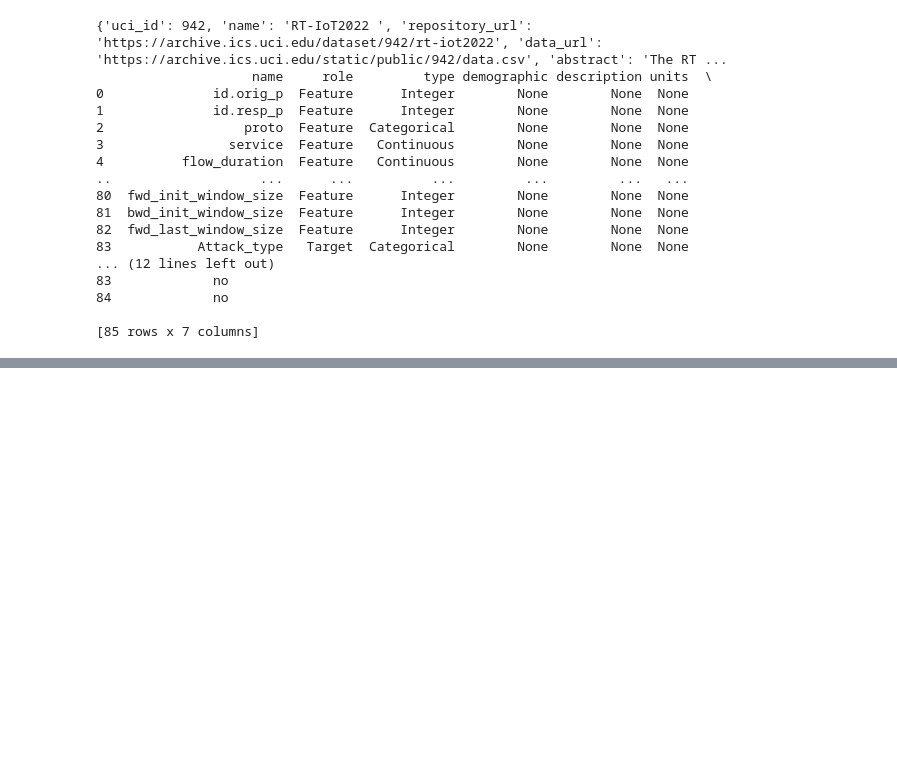
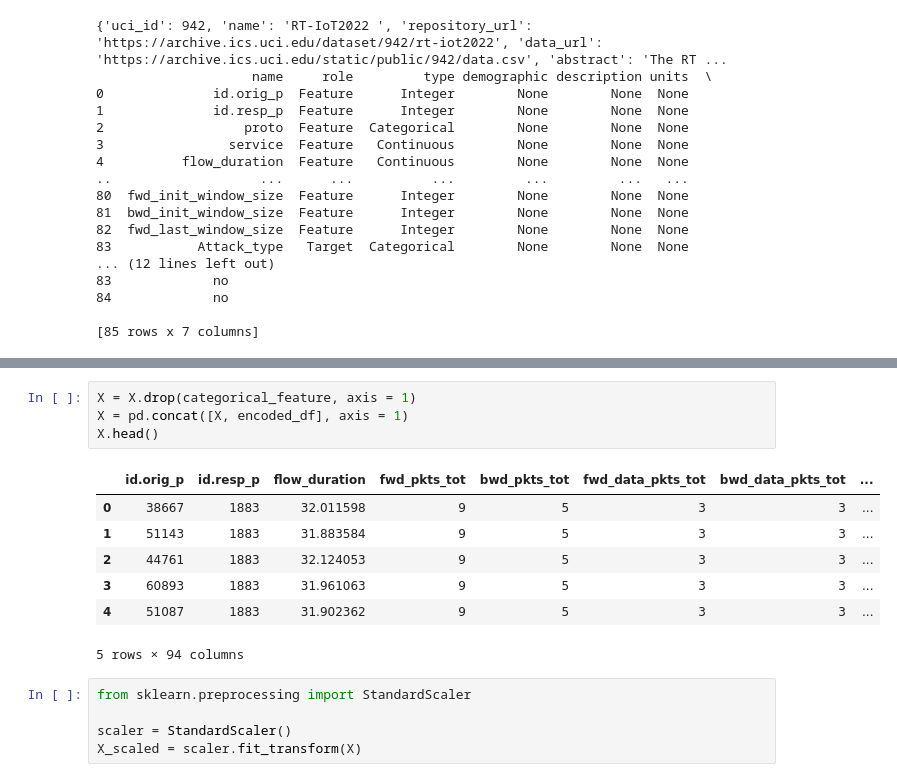
Before and after one commit to TheHardy04/IDS-ML, a Jupyter notebook: notebooks/data_import.ipynb, the cells around one changed output, grey strips where cells are left out. Saved outputs shown, nothing was run; the diff lists cells and outputs as text; blank space fills up the shorter version.

```diff
--- a/notebooks/data_import.ipynb
+++ b/notebooks/data_import.ipynb
@@ -33,0 +138,17 @@ print(rt_iot2022.variables)
+# %%
+X = X.drop(categorical_feature, axis = 1)
+X = pd.concat([X, encoded_df], axis = 1)
+X.head()
+# %% [output]
+|  | id.orig_p | id.resp_p | flow_duration | fwd_pkts_tot | bwd_pkts_tot | fwd_data_pkts_tot | bwd_data_pkts_tot | ... |
+| 0 | 38667 | 1883 | 32.011598 | 9 | 5 | 3 | 3 | ... |
+| 1 | 51143 | 1883 | 31.883584 | 9 | 5 | 3 | 3 | ... |
+| 2 | 44761 | 1883 | 32.124053 | 9 | 5 | 3 | 3 | ... |
+| 3 | 60893 | 1883 | 31.961063 | 9 | 5 | 3 | 3 | ... |
+| 4 | 51087 | 1883 | 31.902362 | 9 | 5 | 3 | 3 | ... |
+5 rows × 94 columns
+# %%
+from sklearn.preprocessing import StandardScaler
+
+scaler = StandardScaler()
+X_scaled = scaler.fit_transform(X)
```
Also changed, not shown: parts of 7 cells of this notebook.
